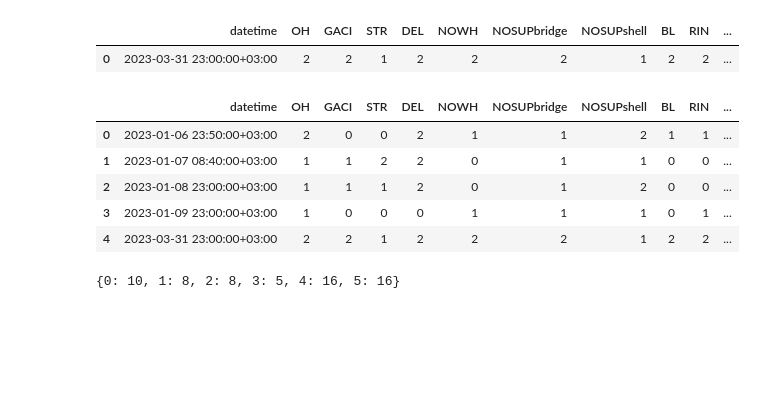
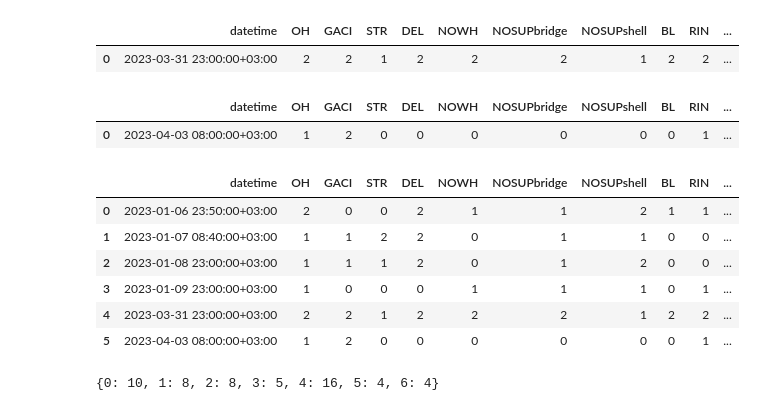
Before and after one commit to ksetdekov/optuna_4_prusa_slicer, a Jupyter notebook: optimization.ipynb, the cells around one changed output. Drawn from its saved outputs; the diff is of its cells as text; code cells hidden in the pictures; blank space fills up the shorter version.

```diff
--- a/optimization.ipynb
+++ b/optimization.ipynb
@@ -100,21 +100,34 @@ added4
 # %% [output]
 |  | datetime | OH | GACI | STR | DEL | NOWH | NOSUPbridge | NOSUPshell | BL | RIN | ... |
 | 0 | 2023-03-31 23:00:00+03:00 | 2 | 2 | 1 | 2 | 2 | 2 | 1 | 2 | 2 | ... |
+# %%
+added5 = pd.DataFrame({'datetime': pd.Timestamp('2023-04-03 08:00', tz='Europe/Moscow'),
+                       'OH': 1, 'GACI': 2, 'STR': 0, 'DEL': 0, 'NOWH': 0, 'NOSUPbridge': 0,
+                       'NOSUPshell': 0, 'BL': 0, 'RIN': 1}, index=[0])
+added5['AQI'] = added5[['OH', 'GACI', 'STR', 'DEL', 'NOWH', 'NOSUPbridge',
+                       'NOSUPshell', 'BL', 'RIN']].sum(axis=1)
+df_settings = pd.DataFrame({'first_layer_height': 0.40218522104098653, 'perimeters': 4, 'top_solid_layers': 5, 'bottom_solid_layers': 4, 'fuzzu_skin': 'off', 'fuzzu_skin_thickness': 0.0111328690081196, 'fill_pattern': 'Gyroid', 'ironing': 'True', 'brim_width': 3, 'extrusion_default': 0.5184061784719212, 'firts_layer_extrusion_width': 0.7738426411678756, 'perimeter_extrusion_width': 0.4058367358022279, 'external_perimeter_extrusion_width': 0.4671518542916576, 'infill_extrusion_width': 0.543919149663935, 'solid_infill_extrusion_width': 0.5402575548139275, 'top_infill_extrusion_width': 0.4046618223432358, 'bridge_flow_ratio': 1.0601265345361233, 'elephant_foot_compensation': 0.11648713692051021, 'flow_multiplier': 1.061421039123756, 'temperature': 207.75721288128344}, index=[0])
+added5 = added5.join(df_settings)
+added5
+# %% [output]
+|  | datetime | OH | GACI | STR | DEL | NOWH | NOSUPbridge | NOSUPshell | BL | RIN | ... |
+| 0 | 2023-04-03 08:00:00+03:00 | 1 | 2 | 0 | 0 | 0 | 0 | 0 | 0 | 1 | ... |
 # %%
-results = pd.concat([results,added, added2, added3, added4], ignore_index=True)
+results = pd.concat([results,added, added2, added3, added4, added5], ignore_index=True)
 results
 # %% [output]
 |  | datetime | OH | GACI | STR | DEL | NOWH | NOSUPbridge | NOSUPshell | BL | RIN | ... |
 | 0 | 2023-01-06 23:50:00+03:00 | 2 | 0 | 0 | 2 | 1 | 1 | 2 | 1 | 1 | ... |
 | 1 | 2023-01-07 08:40:00+03:00 | 1 | 1 | 2 | 2 | 0 | 1 | 1 | 0 | 0 | ... |
 | 2 | 2023-01-08 23:00:00+03:00 | 1 | 1 | 1 | 2 | 0 | 1 | 2 | 0 | 0 | ... |
 | 3 | 2023-01-09 23:00:00+03:00 | 1 | 0 | 0 | 0 | 1 | 1 | 1 | 0 | 1 | ... |
 | 4 | 2023-03-31 23:00:00+03:00 | 2 | 2 | 1 | 2 | 2 | 2 | 1 | 2 | 2 | ... |
+| 5 | 2023-04-03 08:00:00+03:00 | 1 | 2 | 0 | 0 | 0 | 0 | 0 | 0 | 1 | ... |
 # %%
-score_dict = {0:10, 1:8, 2:8, 3:5, 4:16, 5:16}
+score_dict = {0:10, 1:8, 2:8, 3:5, 4:16, 5:4, 6:4}
 score_dict
 # %% [output]
-{0: 10, 1: 8, 2: 8, 3: 5, 4: 16, 5: 16}
+{0: 10, 1: 8, 2: 8, 3: 5, 4: 16, 5: 4, 6: 4}
 # %%
 
 
```
Also changed, not shown: parts of 2 cells of this notebook, 1 other file.
